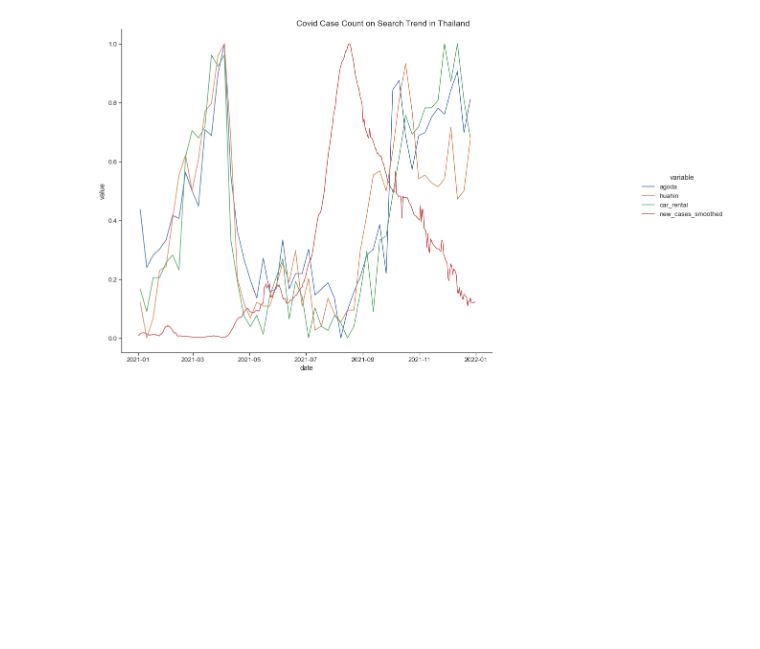
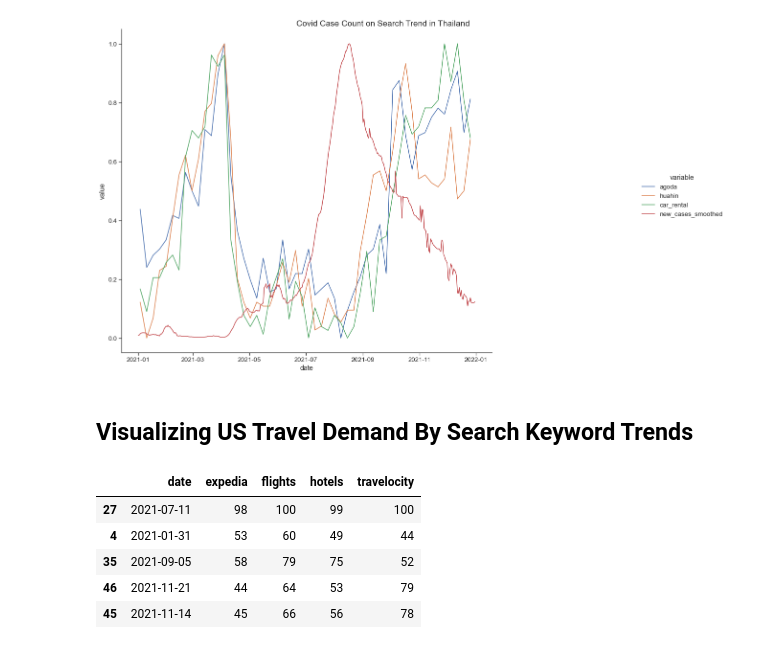
Before and after one commit to jitrapon/mads-milestone-i, a Jupyter notebook: exploration.ipynb, the cells around one changed output. Saved outputs shown, nothing was run; the diff lists cells and outputs as text; code cells hidden in the pictures; blank space fills up the shorter version.

```diff
--- a/exploration.ipynb
+++ b/exploration.ipynb
@@ -310,3 +329,17 @@ plot_combined(merged, 'Covid Case Count on Search Trend in Thailand')
 # %% [output]
 <seaborn.axisgrid.FacetGrid at 0x...>
 [figure]
+# %% [markdown]
+## Visualizing US Travel Demand By Search Keyword Trends
+# %%
+search_trend_us = read_search_trend_csvs(
+    ['data/search-us-expedia.csv', 'data/search-us-flights.csv', 'data/search-us-hotels.csv',
+     'data/search-us-travelocity.csv'], ['expedia', 'flights', 'hotels', 'travelocity'])
+search_trend_us.sample(5)
+# %% [output]
+|  | date | expedia | flights | hotels | travelocity |
+| 27 | 2021-07-11 | 98 | 100 | 99 | 100 |
+| 4 | 2021-01-31 | 53 | 60 | 49 | 44 |
+| 35 | 2021-09-05 | 58 | 79 | 75 | 52 |
+| 46 | 2021-11-21 | 44 | 64 | 53 | 79 |
+| 45 | 2021-11-14 | 45 | 66 | 56 | 78 |
```
Also changed, not shown: parts of 7 cells of this notebook, 4 other files.
